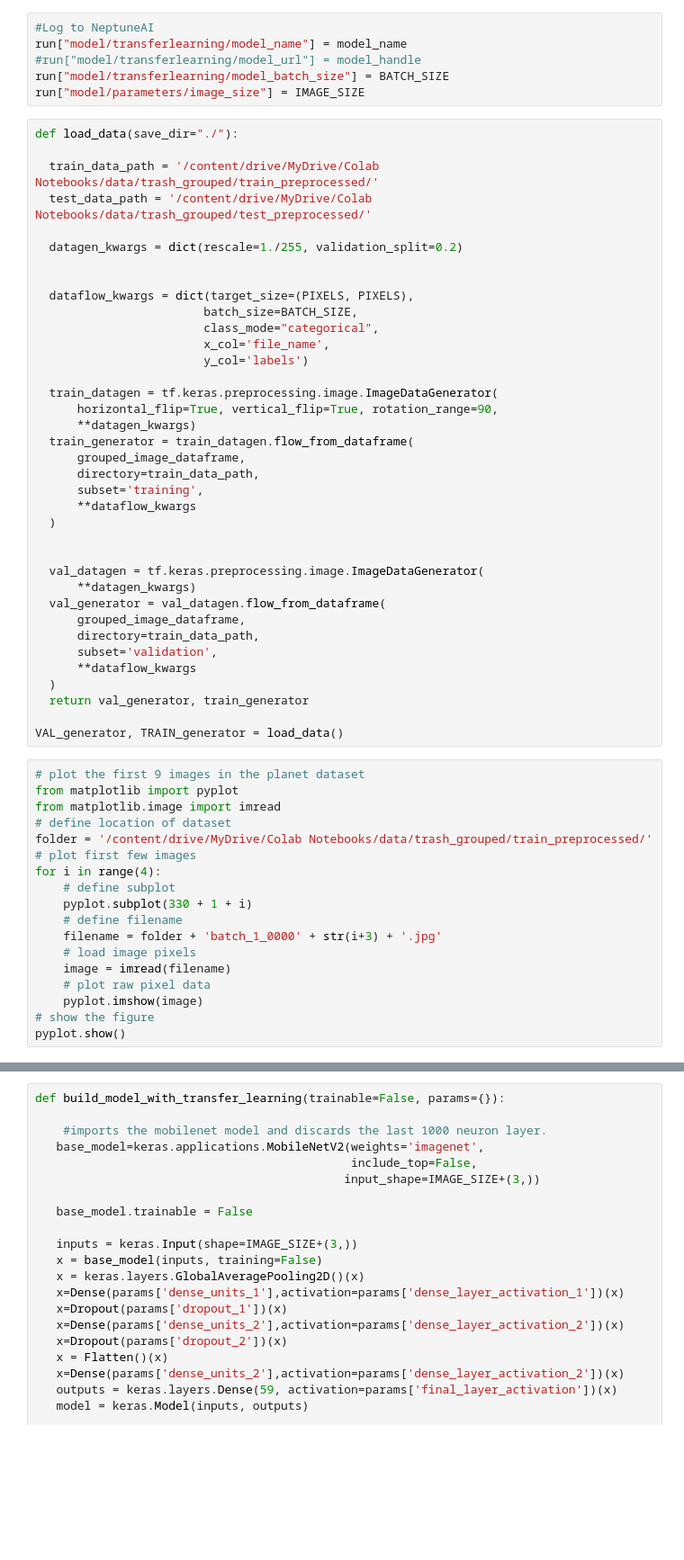
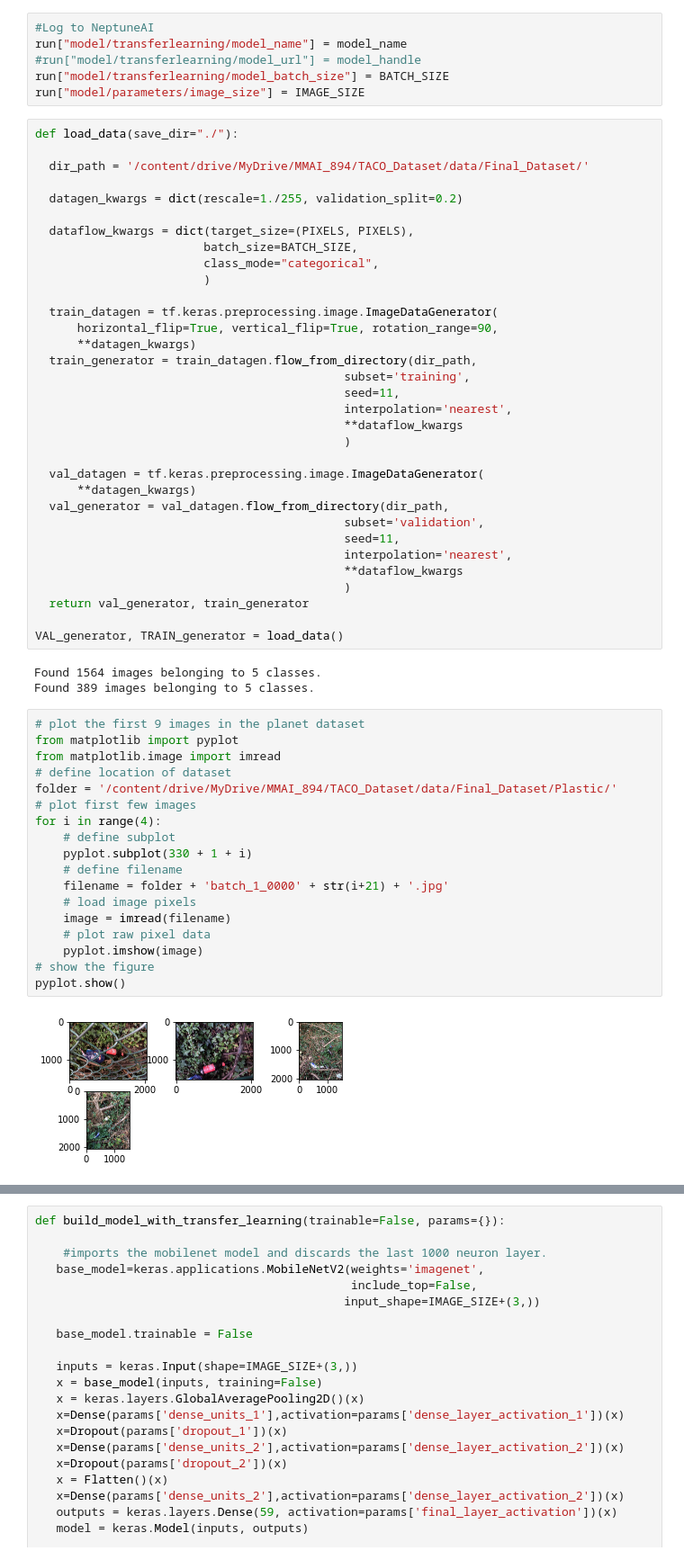
Before and after one commit to palakagl/DeepLearning, a Jupyter notebook: TACO_Dataset_Cat_5.ipynb, the cells around one changed output, grey strips where cells are left out. Shown at 90% size. Cells and saved outputs as stored; diff of their text form; blank space fills up the shorter version.

```diff
--- a/TACO_Dataset_Cat_5.ipynb
+++ b/TACO_Dataset_Cat_5.ipynb
@@ -83,58 +89,59 @@ run["model/parameters/image_size"] = IMAGE_SIZE
 # %%
 def load_data(save_dir="./"):
 
-  train_data_path = '/content/drive/MyDrive/Colab Notebooks/data/trash_grouped/train_preprocessed/'
-  test_data_path = '/content/drive/MyDrive/Colab Notebooks/data/trash_grouped/test_preprocessed/'
+  dir_path = '/content/drive/MyDrive/MMAI_894/TACO_Dataset/data/Final_Dataset/'
 
   datagen_kwargs = dict(rescale=1./255, validation_split=0.2)
-
 
   dataflow_kwargs = dict(target_size=(PIXELS, PIXELS),
                         batch_size=BATCH_SIZE,
                         class_mode="categorical",
-                        x_col='file_name',
-                        y_col='labels')
+                        )
 
   train_datagen = tf.keras.preprocessing.image.ImageDataGenerator(
       horizontal_flip=True, vertical_flip=True, rotation_range=90,
       **datagen_kwargs)
-  train_generator = train_datagen.flow_from_dataframe(
-      grouped_image_dataframe,
-      directory=train_data_path,
-      subset='training',
-      **dataflow_kwargs
-  )
-
+  train_generator = train_datagen.flow_from_directory(dir_path,
+                                            subset='training',
+                                            seed=11,
+                                            interpolation='nearest',
+                                            **dataflow_kwargs
+                                            )
 
   val_datagen = tf.keras.preprocessing.image.ImageDataGenerator(
       **datagen_kwargs)
-  val_generator = val_datagen.flow_from_dataframe(
-      grouped_image_dataframe,
-      directory=train_data_path,
-      subset='validation',
-      **dataflow_kwargs
-  )
+  val_generator = val_datagen.flow_from_directory(dir_path,
+                                            subset='validation',
+                                            seed=11,
+                                            interpolation='nearest',
+                                            **dataflow_kwargs
+                                            )
   return val_generator, train_generator
 
 VAL_generator, TRAIN_generator = load_data()
+# %% [output]
+Found 1564 images belonging to 5 classes.
+Found 389 images belonging to 5 classes.
 # %%
 # plot the first 9 images in the planet dataset
 from matplotlib import pyplot
 from matplotlib.image import imread
 # define location of dataset
-folder = '/content/drive/MyDrive/Colab Notebooks/data/trash_grouped/train_preprocessed/'
+folder = '/content/drive/MyDrive/MMAI_894/TACO_Dataset/data/Final_Dataset/Plastic/'
 # plot first few images
 for i in range(4):
 	# define subplot
 	pyplot.subplot(330 + 1 + i)
 	# define filename
-	filename = folder + 'batch_1_0000' + str(i+3) + '.jpg'
+	filename = folder + 'batch_1_0000' + str(i+21) + '.jpg'
 	# load image pixels
 	image = imread(filename)
 	# plot raw pixel data
 	pyplot.imshow(image)
 # show the figure
 pyplot.show()
+# %% [output]
+[figure, added]
 # %%
 from keras.models import Sequential
 from keras.layers import Conv2D
```
Also changed, not shown: parts of 6 cells of this notebook.
